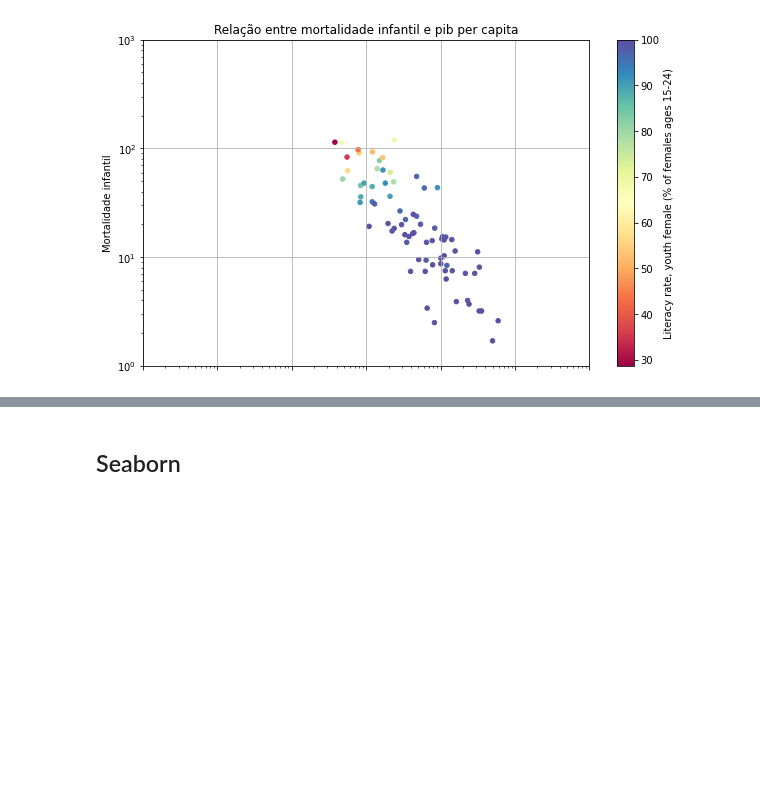
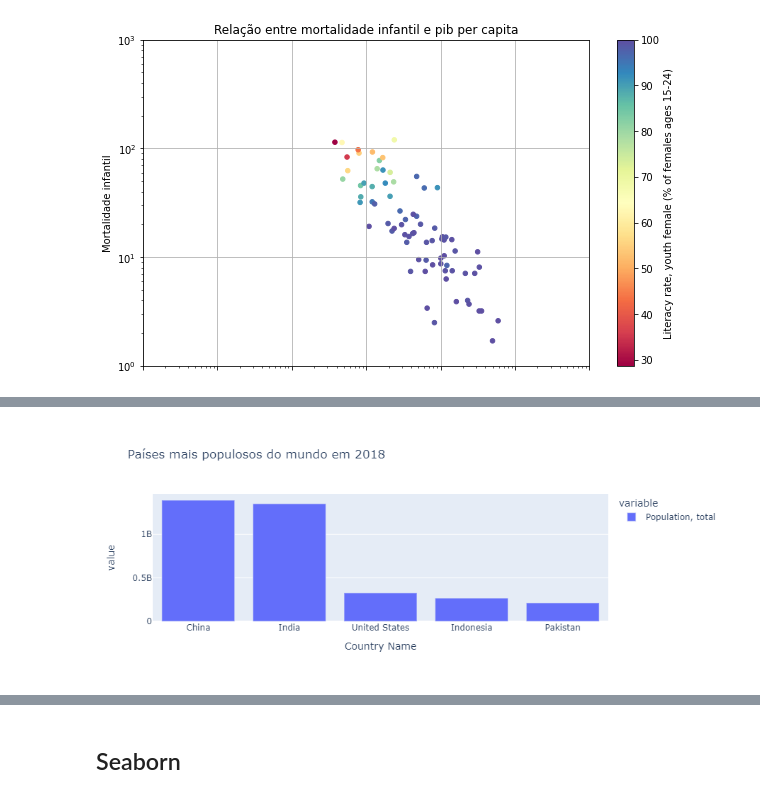
Before and after one commit to felbuch/Python_EPGE, a Jupyter notebook: 10-Aulas/90 - Gráficos.ipynb, the cells around one changed output, grey strips where cells are left out. Cells and saved outputs as stored; diff of their text form; code cells hidden in the pictures; blank space fills up the shorter version.

```diff
--- a/10-Aulas/90 - Gráficos.ipynb
+++ b/10-Aulas/90 - Gráficos.ipynb
@@ -148,0 +160,5 @@ mundo.plot(x = "GDP per capita (constant 2010 US$)",
+# %%
+paises_populosos = mundo[['Country Name','Population, total']].set_index('Country Name').sort_values('Population, total', ascending=False).head()
+paises_populosos.plot(kind='bar', title='Países mais populosos do mundo em 2018')
+# %% [output]
+[figure, added]
```
Also changed, not shown: parts of 8 cells of this notebook.
